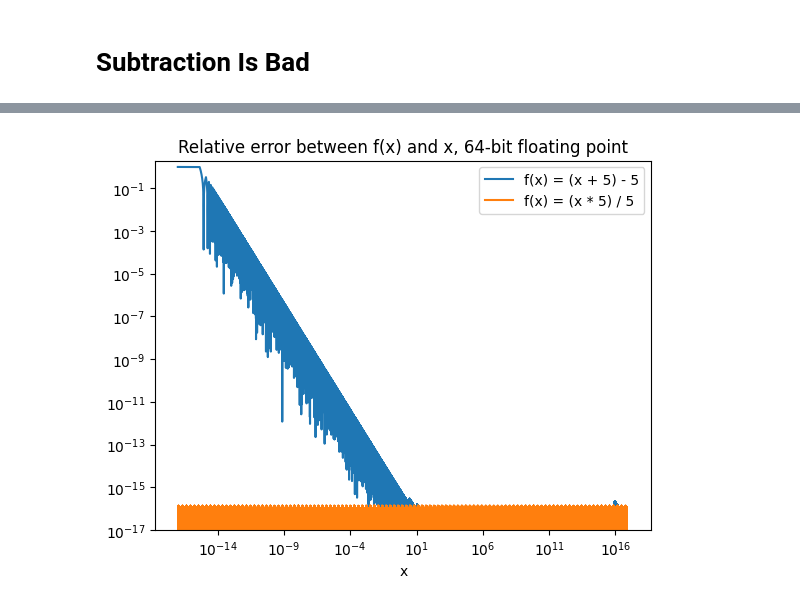
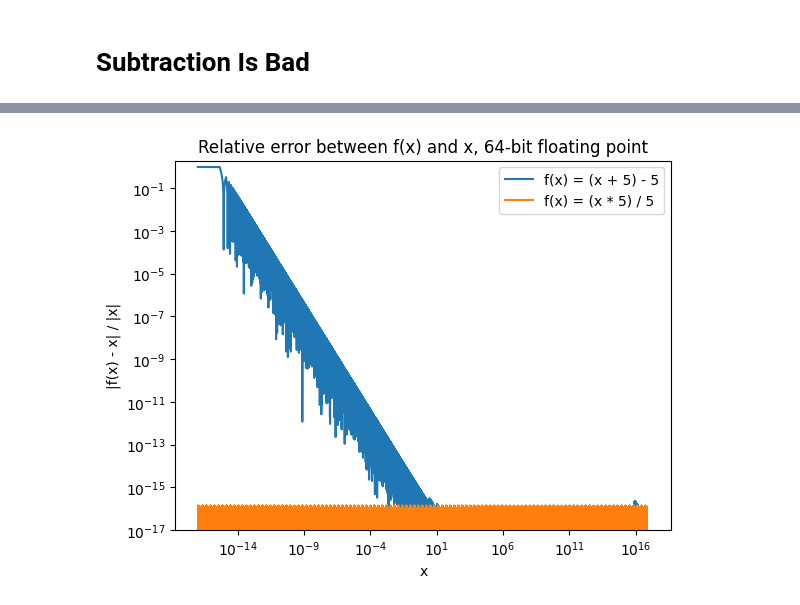
Before and after one commit to rajatvd/floating-point-examples, a Jupyter notebook: floating_point_examples.ipynb, the cells around one changed output, grey strips where cells are left out. Drawn from its saved outputs; the diff is of its cells as text; code cells hidden in the pictures.

```diff
--- a/floating_point_examples.ipynb
+++ b/floating_point_examples.ipynb
@@ -50,12 +53,13 @@ mult_error = np.abs(ys - ys_mult) / np.abs(ys)
 # %%
 
 plt.loglog()
 plt.ylim(1e-17, 2)
 plt.xlabel("x")
 plt.title("Relative error between f(x) and x, 64-bit floating point")
 plt.plot(xs, sub_error, label=f"f(x) = (x + {VALUE}) - {VALUE}")
 plt.plot(xs, mult_error, label=f"f(x) = (x * {VALUE}) / {VALUE}")
+plt.ylabel("|f(x) - x| / |x|")
 plt.legend()
 plt.show()
 # %% [output]
-[figure, old version]
+[figure, new version]
```
Also changed, not shown: parts of 7 cells of this notebook, 1 other file.
